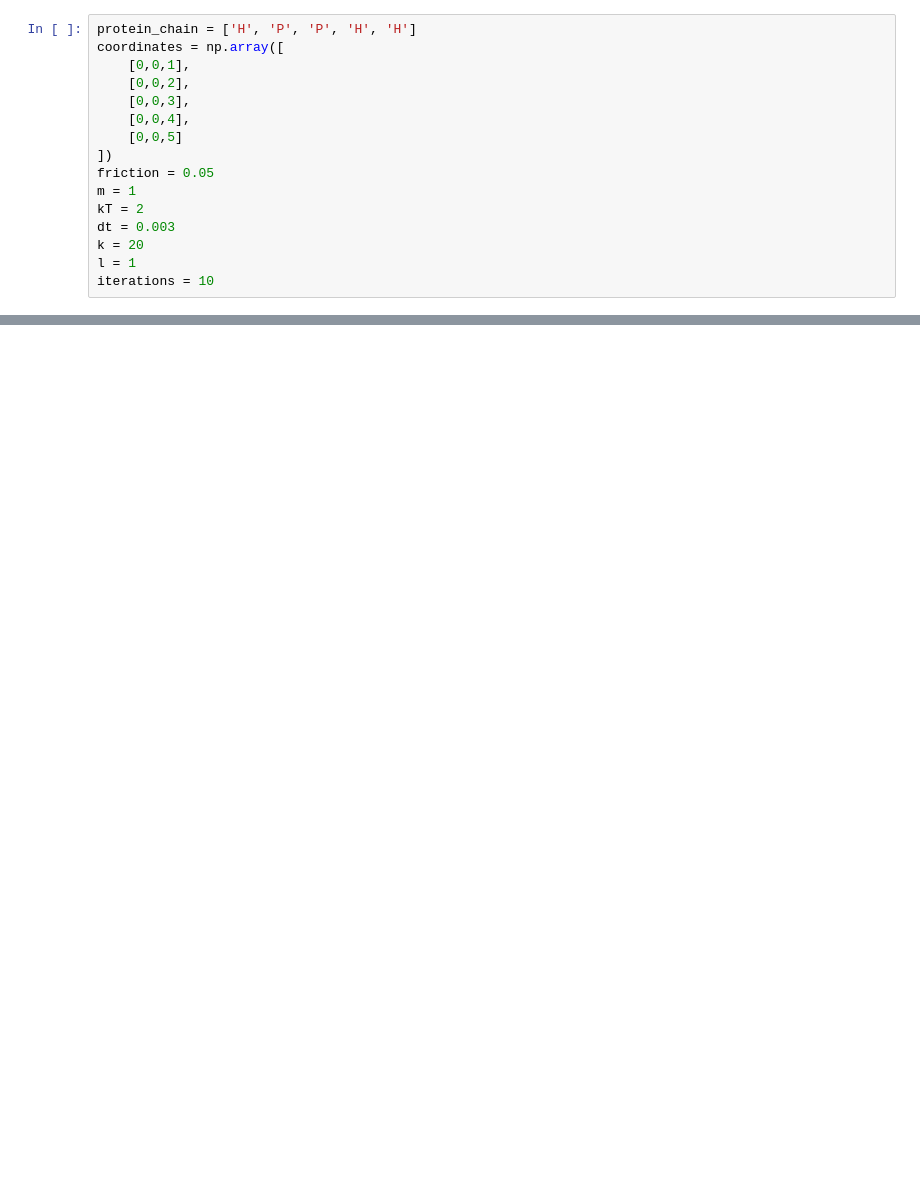
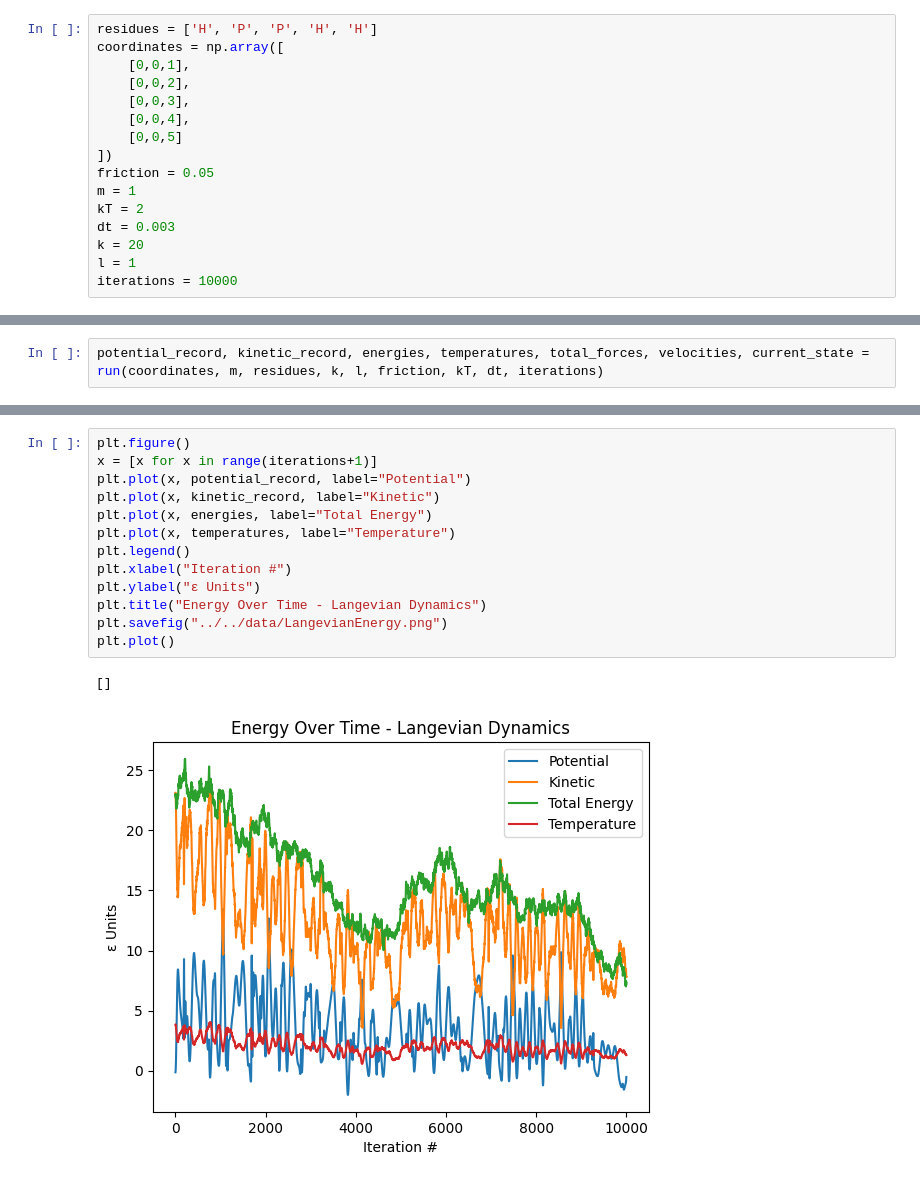
Before and after one commit to JooshK/ModelingTheLivingCell, a Jupyter notebook: scripts/PS5/main.ipynb, the cells around one changed output, grey strips where cells are left out. Drawn from its saved outputs; the diff is of its cells as text; blank space fills up the shorter version.

```diff
--- a/scripts/PS5/main.ipynb
+++ b/scripts/PS5/main.ipynb
@@ -6,5 +6,5 @@ from langevian_protein import calculate_configuration_force
 # %%
-protein_chain = ['H', 'P', 'P', 'H', 'H']
+residues = ['H', 'P', 'P', 'H', 'H']
 coordinates = np.array([
     [0,0,1],
     [0,0,2],
@@ -18,4 +18,4 @@ kT = 2
 dt = 0.003
 k = 20
 l = 1
-iterations = 10
+iterations = 10000
@@ -32,0 +22,2 @@ calculate_configuration_force(coordinates, protein_chain, k, l)
+# %%
+potential_record, kinetic_record, energies, temperatures, total_forces, velocities, current_state = run(coordinates, m, residues, k, l, friction, kT, dt, iterations)
@@ -32,0 +35,16 @@ calculate_configuration_force(coordinates, protein_chain, k, l)
+# %%
+plt.figure()
+x = [x for x in range(iterations+1)]
+plt.plot(x, potential_record, label="Potential")
+plt.plot(x, kinetic_record, label="Kinetic")
+plt.plot(x, energies, label="Total Energy")
+plt.plot(x, temperatures, label="Temperature")
+plt.legend()
+plt.xlabel("Iteration #")
+plt.ylabel("ε Units")
+plt.title("Energy Over Time - Langevian Dynamics")
+plt.savefig("../../data/LangevianEnergy.png")
+plt.plot()
+# %% [output]
+[]
+[figure, added]
```
Also changed, not shown: parts of 5 cells of this notebook, 3 other files.
